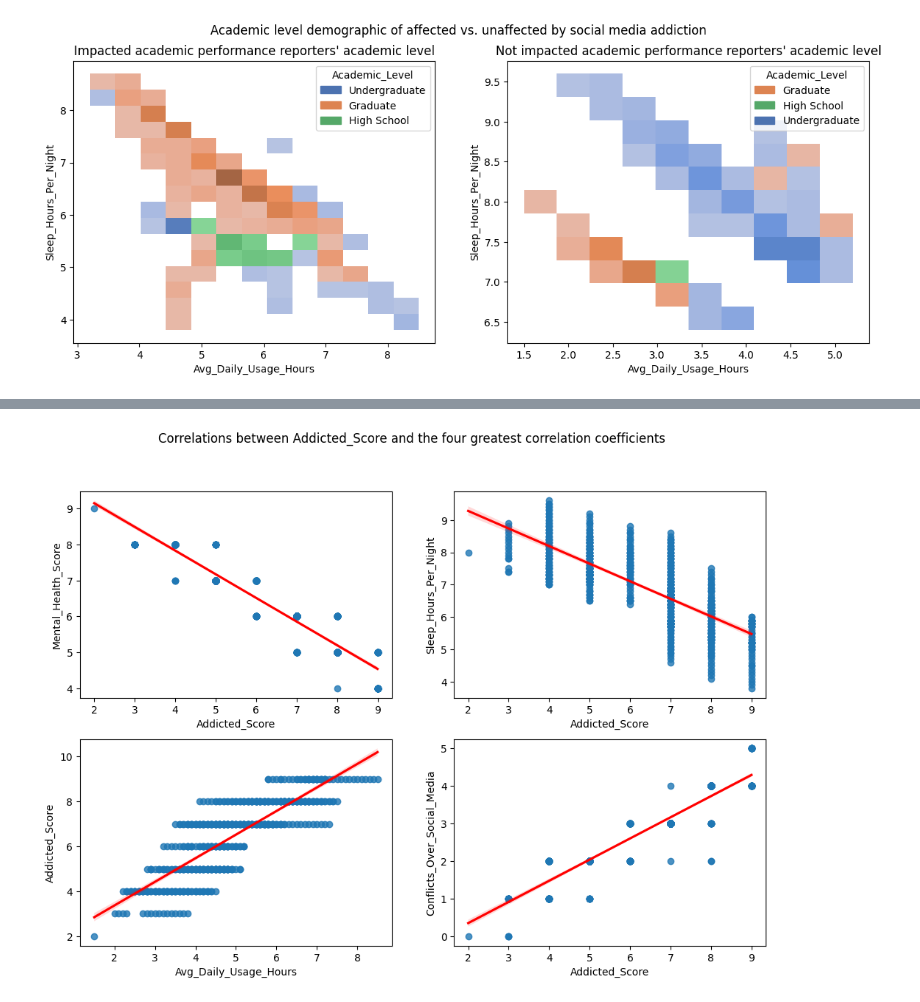
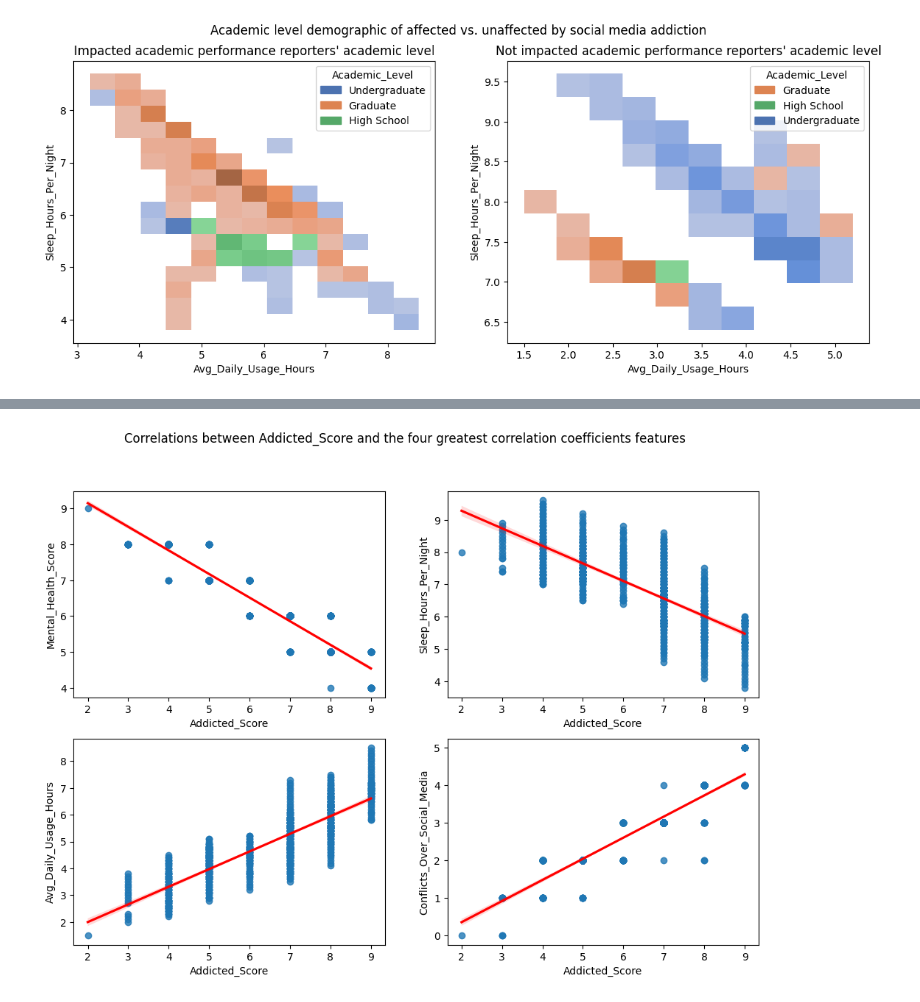
Before and after one commit to Andradev101/pause-student-social-media-addiction-eda, a Jupyter notebook: notebooks/eda.ipynb, the cells around one changed output, grey strips where cells are left out. Drawn from its saved outputs; the diff is of its cells as text; code cells hidden in the pictures.

```diff
--- a/notebooks/eda.ipynb
+++ b/notebooks/eda.ipynb
@@ -453,34 +473,34 @@ ax0 = sns.regplot(
     order=1,
     ax=axes[0][0],
     line_kws=dict(color="r")
 )
 ax1 = sns.regplot(
     data=df,
     x='Addicted_Score',
     y='Sleep_Hours_Per_Night',
     order=1,
     ax=axes[0][1],
     line_kws=dict(color="r")
 )
 ax2 = sns.regplot(
     data=df,
-    x='Avg_Daily_Usage_Hours',
-    y='Addicted_Score',
+    x='Addicted_Score',
+    y='Avg_Daily_Usage_Hours',
     order=1,
     ax=axes[1][0],
     line_kws=dict(color="r")
 )
 
 ax2 = sns.regplot(
     data=df,
     x='Addicted_Score',
     y='Conflicts_Over_Social_Media',
     order=1,
     ax=axes[1][1],
     line_kws=dict(color="r")
 )
-plt.suptitle("Correlations between Addicted_Score and the four greatest correlation coefficients")
+plt.suptitle("Correlations between Addicted_Score and the four greatest correlation coefficients features")
 
 plt.show()
 # %% [output]
-[figure, old version]
+[figure, new version]
```
Also changed, not shown: parts of 11 cells of this notebook.
